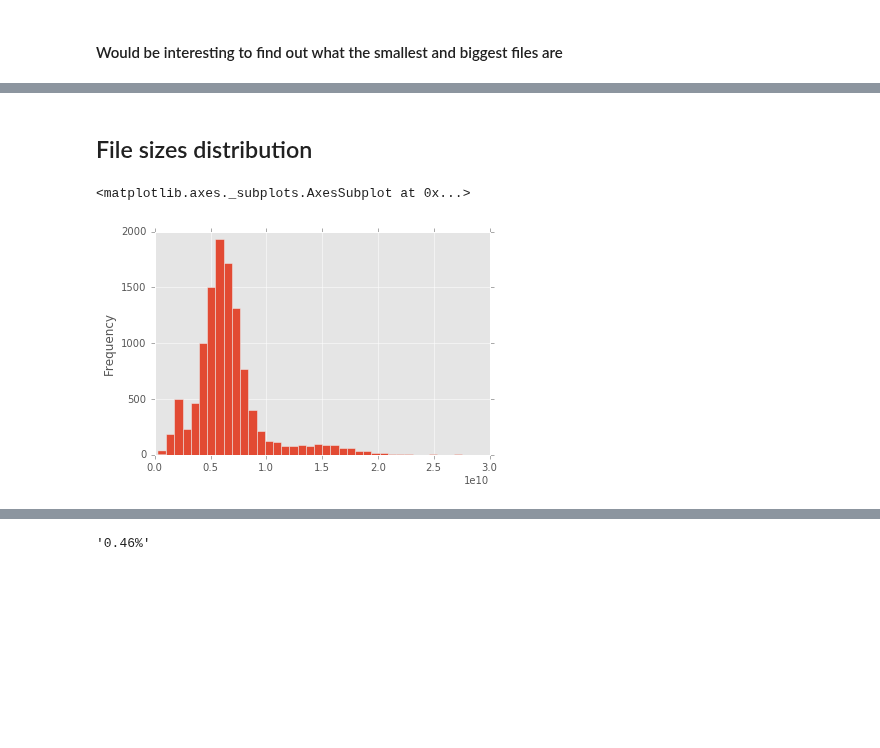
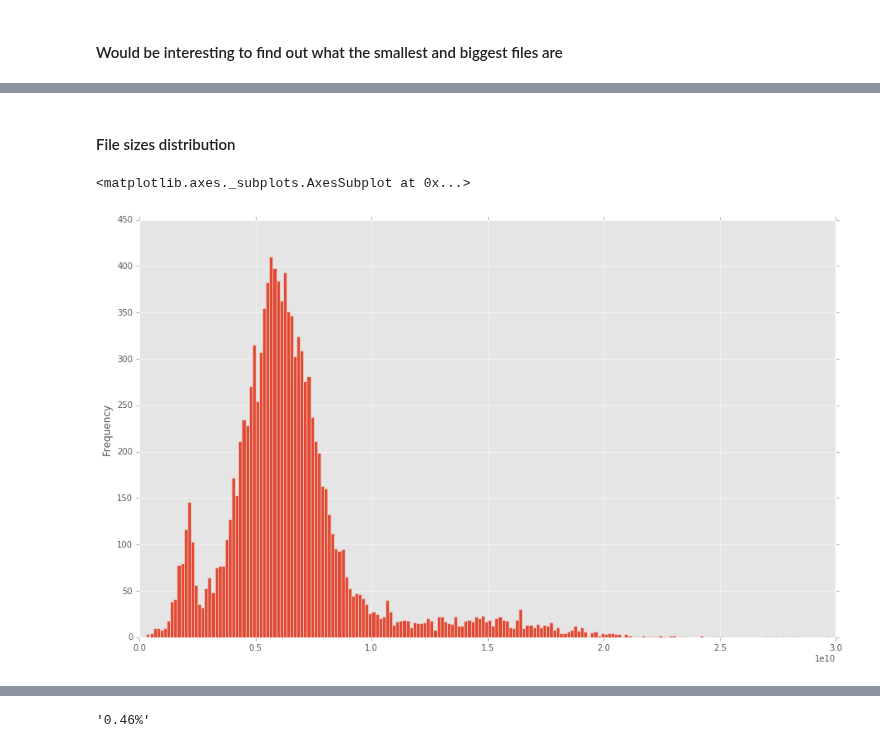
Before and after one commit to bcgsc/tasrkleat-TCGA-analysis-scripts, a Jupyter notebook: notebooks/TCGA-RNA-Seq-FASTA.ipynb, the cells around one changed output, grey strips where cells are left out. Saved outputs shown, nothing was run; the diff lists cells and outputs as text; code cells hidden in the pictures; blank space fills up the shorter version.

```diff
--- a/notebooks/TCGA-RNA-Seq-FASTA.ipynb
+++ b/notebooks/TCGA-RNA-Seq-FASTA.ipynb
@@ -9,0 +1,25 @@ matplotlib.style.use('ggplot')
+# %%
+import os
+import re
+import datetime
+import tempfile
+
+import numpy as np
+import pandas as pd
+pd.set_option('display.max_columns', 250)
+# Don't cut off long string
+# http://stackoverflow.com/questions/26277757/pandas-to-html-truncates-string-contents
+pd.set_option('display.max_colwidth', -1)
+
+import matplotlib
+import matplotlib.pyplot as plt
+matplotlib.style.use('ggplot')
+%matplotlib inline
+matplotlib.rcParams['figure.figsize'] = (15, 9)
+
+from misc import utils
+
+# for auto-reloading external modules
+# see http://stackoverflow.com/questions/1907993/autoreload-of-modules-in-ipython
+%load_ext autoreload
+%autoreload 2
@@ -10,3 +33,2 @@ matplotlib.style.use('ggplot')
 # %%
-df = pd.read_csv('https://cghub.ucsc.edu/reports/SUMMARY_STATS/LATEST_MANIFEST.tsv',
-                 low_memory=False, sep='\t')
+df = pd.read_csv('data/LATEST_MANIFEST.final.tsv.gz', low_memory=False, sep='\t', compression='gzip')
@@ -24 +38,3 @@ from misc import utils
+# %%
+ndf = ndf.copy()
 # %% [markdown]
@@ -71,0 +65,4 @@ utils.count(ndf, ['disease', 'disease_name'])
+# %%
+ndf['handy_disease_names'] = ndf.apply(lambda x: '{0}: {1}'.format(
+        x.disease, ' '.join([_.capitalize() for _ in x.disease_name.split()])), axis=1)
+ndf.handy_disease_names.value_counts()
@@ -109,10 +124,10 @@ sorted_ndf.ix[[0,sorted_ndf.shape[0]-1]][cols_to_show]
 # %% [markdown]
-## File sizes distribution
+#### File sizes distribution
 # %%
-ndf.files_size.plot(kind='hist', bins=40)
+ndf.files_size.plot(kind='hist', bins=200)
 # %% [output]
 <matplotlib.axes._subplots.AxesSubplot at 0x...>
-[figure, old version]
+[figure, new version]
 # %%
 sizeof_fmt(2e10)
 # %% [output]
```
Also changed, not shown: parts of 23 cells of this notebook.
